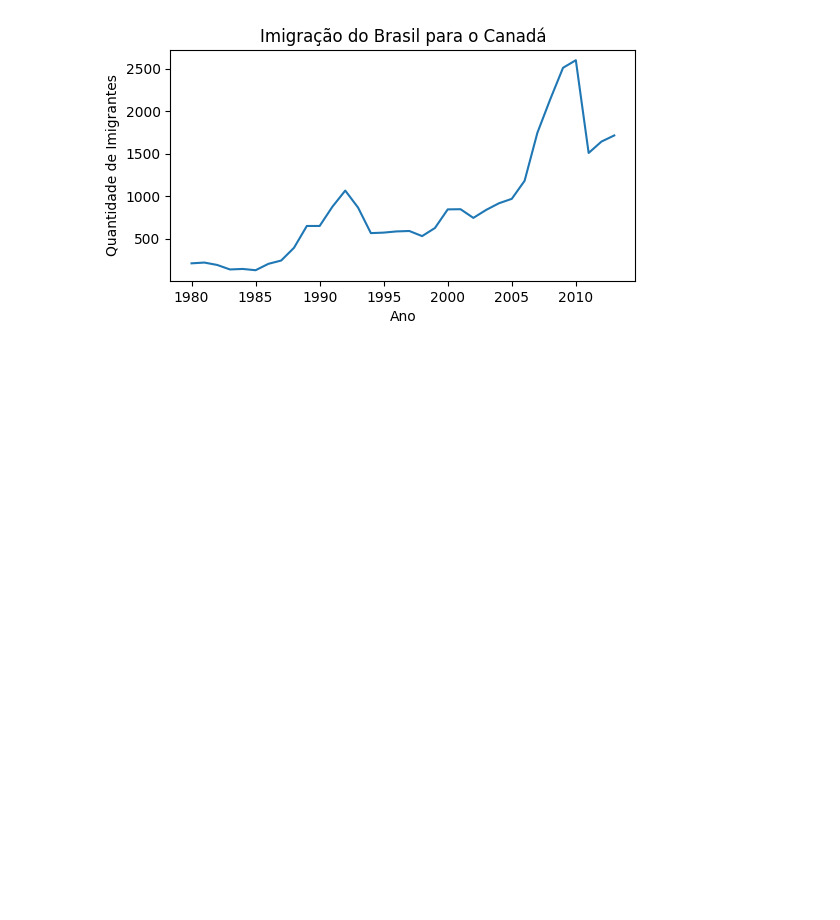
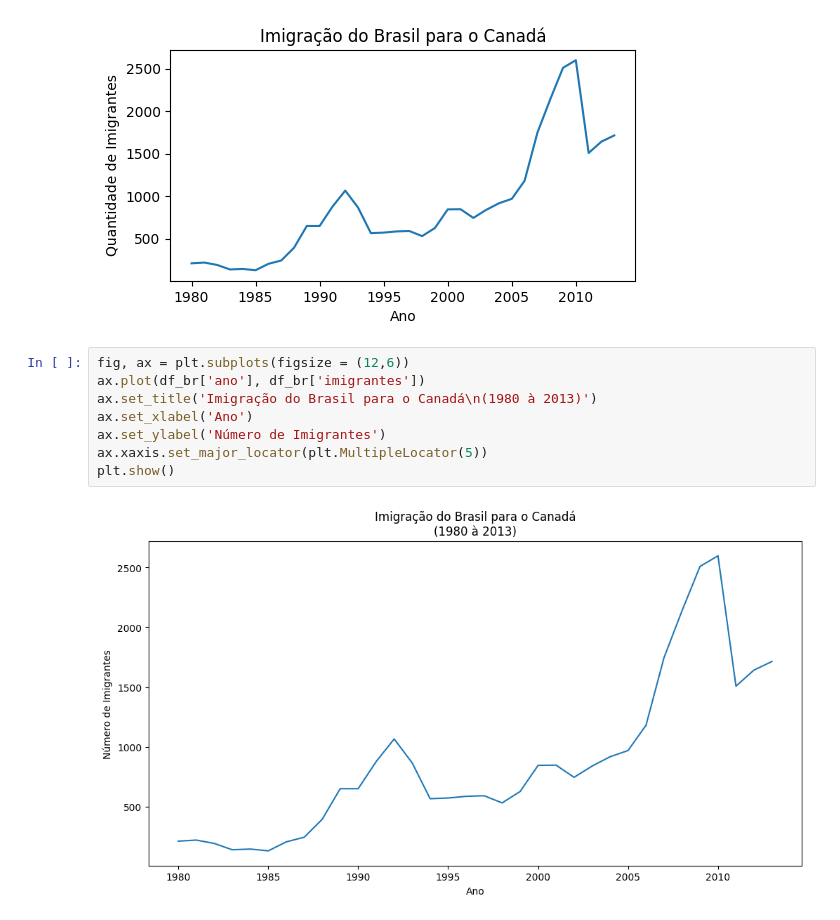
Before and after one commit to edupmon/alura, a Jupyter notebook: data-science/data-viz-python/data-viz-python.ipynb, the cells around one changed output. Drawn from its saved outputs; the diff is of its cells as text; blank space fills up the shorter version.

```diff
--- a/data-science/data-viz-python/data-viz-python.ipynb
+++ b/data-science/data-viz-python/data-viz-python.ipynb
@@ -84,3 +84,13 @@ plt.xticks([str(i) for i in range(min_ano, max_ano, 5)])
 plt.show()
 # %% [output]
 [figure]
+# %%
+fig, ax = plt.subplots(figsize = (12,6))
+ax.plot(df_br['ano'], df_br['imigrantes'])
+ax.set_title('Imigração do Brasil para o Canadá\n(1980 à 2013)')
+ax.set_xlabel('Ano')
+ax.set_ylabel('Número de Imigrantes')
+ax.xaxis.set_major_locator(plt.MultipleLocator(5))
+plt.show()
+# %% [output]
+[figure, added]
```
